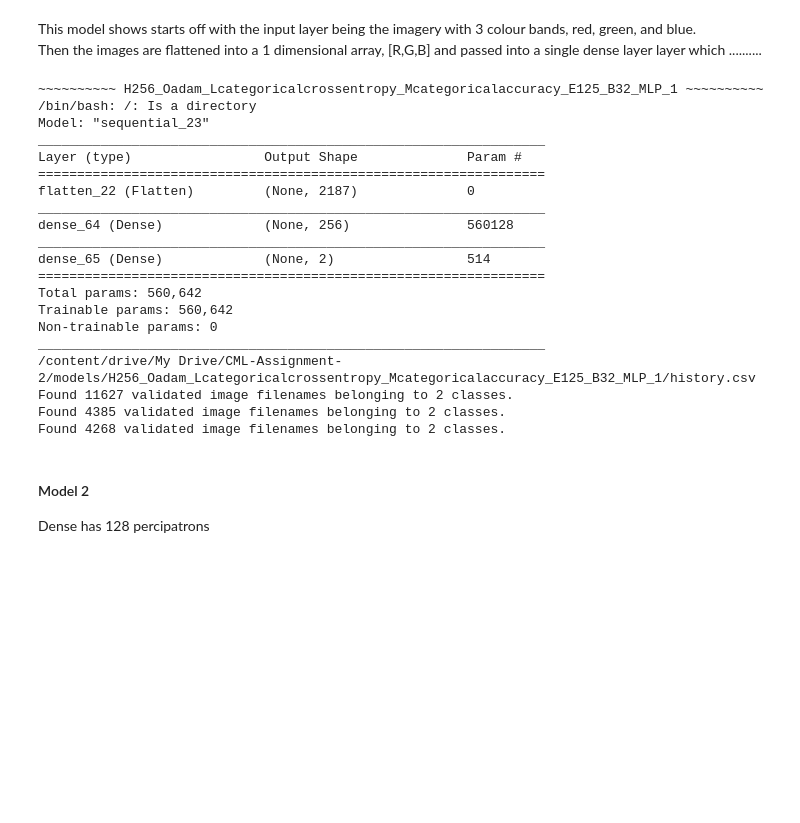
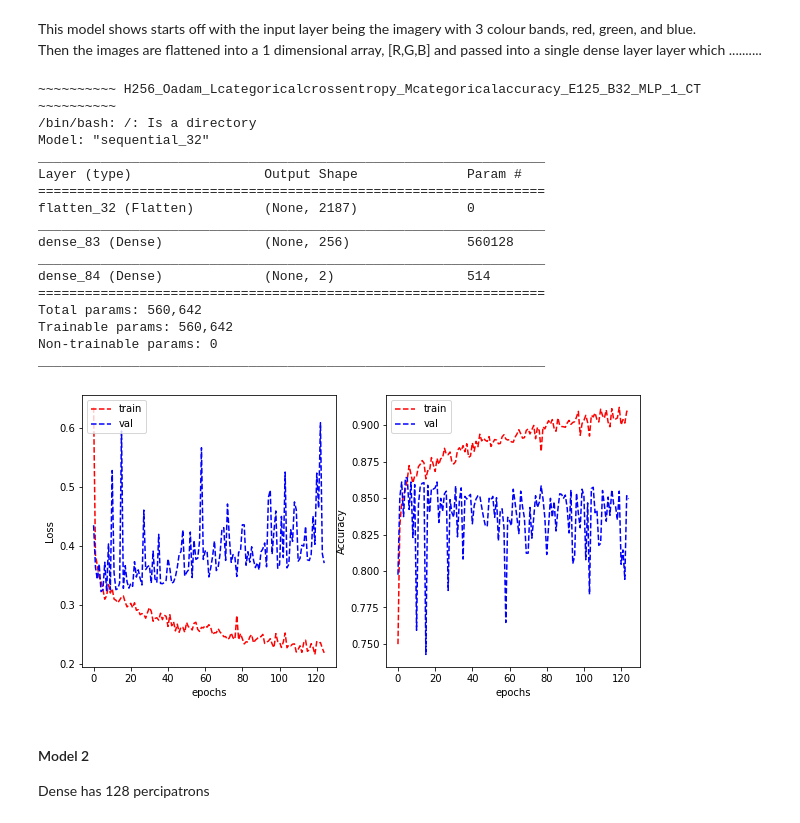
Before and after one commit to Luke-Mason/CML-Assignment-2, a Jupyter notebook: Luke.ipynb, the cells around one changed output. Drawn from its saved outputs; the diff is of its cells as text; code cells hidden in the pictures; blank space fills up the shorter version.

Commit message:
Added the rest of the models

```diff
--- a/Luke.ipynb
+++ b/Luke.ipynb
@@ -330,6 +330,24 @@ def run_model(model, parameters, model_name, model_func):
         pd.DataFrame.from_dict(history).to_csv(history_path, index=False)
 
     return history
+# %%
+def train_save(train_set, val_set, test_set, hyper_parameters, model, y_label):
+    # Extract the imagery into new data sets from the original data sets that
+    # contained the image references.
+    train_imagery_set, val_imagery_set, test_imagery_set = get_imagery_data_sets(
+        train_set, val_set, test_set, './patch_images/', 'ImageName',
+        y_label, hyper_parameters["batch_size"])
+
+    # Compile the model with the hyper parameters chosen.
+    model.compile(optimizer=hyper_parameters["optimizer"],
+                  loss=hyper_parameters["loss"],
+                  metrics=hyper_parameters["metrics"])
+
+    # Fit the model with the generators, and epoch amount.
+    history = model.fit(train_imagery_set, validation_data=val_imagery_set,
+                        epochs=hyper_parameters["epochs"], verbose=0).history
+
+    return history
 # %% [markdown]
 ## 0.3 - Unzip zipped data
 # %%
@@ -812,24 +847,6 @@ OUTPUT_CLASSES = 2
 Checking if the image is cancerous or not cancerous
 # %% [markdown]
 ### 3.1.1 - MLP
-# %%
-def train_save(train_set, val_set, test_set, hyper_parameters, model):
-    # Extract the imagery into new data sets from the original data sets that
-    # contained the image references.
-    train_imagery_set, val_imagery_set, test_imagery_set = get_imagery_data_sets(
-        train_set, val_set, test_set, './patch_images/', 'ImageName',
-        'isCancerous', hyper_parameters["batch_size"])
-
-    # Compile the model with the hyper parameters chosen.
-    model.compile(optimizer=hyper_parameters["optimizer"],
-                  loss=hyper_parameters["loss"],
-                  metrics=hyper_parameters["metrics"])
-
-    # Fit the model with the generators, and epoch amount.
-    history = model.fit(train_imagery_set, validation_data=val_imagery_set,
-                        epochs=hyper_parameters["epochs"], verbose=0).history
-
-    return history
 # %% [markdown]
 Initialise Hyper Parameters and initial model layers
 # %% [markdown]
@@ -869,44 +886,41 @@ Then the images are flattened into a 1 dimensional array, [R,G,B] and passed int
 # The Deep Neural Network Layer Structure.
 layers = [
     tf.keras.layers.Flatten(input_shape=INPUT_DIM),
     tf.keras.layers.Dense(parameters["hidden_layer_dim"], activation='relu'),
     tf.keras.layers.Dense(OUTPUT_CLASSES)
 ]
 
 # Create model.
 model = tf.keras.Sequential(layers)
 
 # Train and save model
-history = run_model(model, parameters, "MLP_1",
-                    lambda: train_save(train_set_ic, validation_set_ic, test_set_ic, parameters, model))
+history = run_model(model, parameters, "MLP_1_CT",
+                    lambda: train_save(train_set_ct, validation_set_ct, test_set_ct, parameters, model, 'isCancerous'))
 
 # Plot the results for run though of the data (epoch).
 plot_learning_curve(history['loss'],
                     history['val_loss'],
                     history['categorical_accuracy'],
                     history['val_categorical_accuracy'],
                     metric_name='Accuracy')
 # %% [output]
-~~~~~~~~~~ H256_Oadam_Lcategoricalcrossentropy_Mcategoricalaccuracy_E125_B32_MLP_1 ~~~~~~~~~~
+~~~~~~~~~~ H256_Oadam_Lcategoricalcrossentropy_Mcategoricalaccuracy_E125_B32_MLP_1_CT ~~~~~~~~~~
 /bin/bash: /: Is a directory
-Model: "sequential_23"
+Model: "sequential_32"
 _________________________________________________________________
 Layer (type)                 Output Shape              Param #
 =================================================================
-flatten_22 (Flatten)         (None, 2187)              0
+flatten_32 (Flatten)         (None, 2187)              0
 _________________________________________________________________
-dense_64 (Dense)             (None, 256)               560128
+dense_83 (Dense)             (None, 256)               560128
 _________________________________________________________________
-dense_65 (Dense)             (None, 2)                 514
+dense_84 (Dense)             (None, 2)                 514
 =================================================================
 Total params: 560,642
 Trainable params: 560,642
 Non-trainable params: 0
 _________________________________________________________________
-/content/drive/My Drive/CML-Assignment-2/models/H256_Oadam_Lcategoricalcrossentropy_Mcategoricalaccuracy_E125_B32_MLP_1/history.csv
-Found 11627 validated image filenames belonging to 2 classes.
-Found 4385 validated image filenames belonging to 2 classes.
-Found 4268 validated image filenames belonging to 2 classes.
+[figure, added]
 # %% [markdown]
 #### Model 2
 Dense has 128 percipatrons
```
Also changed, not shown: parts of 33 cells of this notebook.
